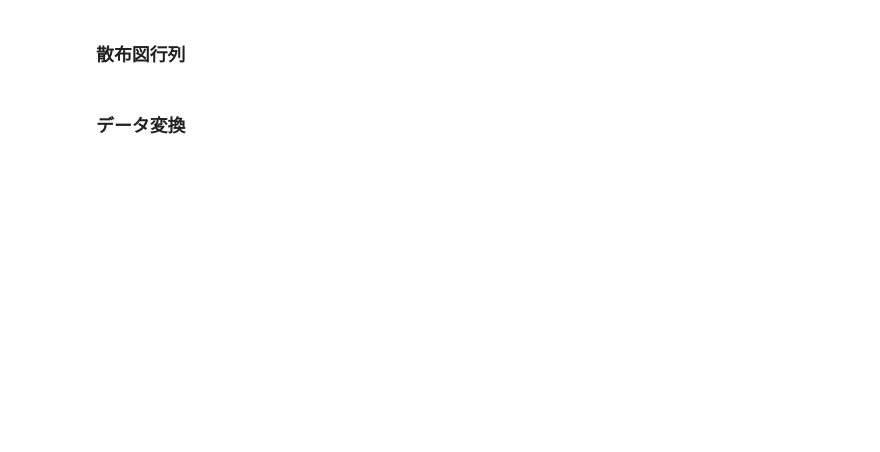
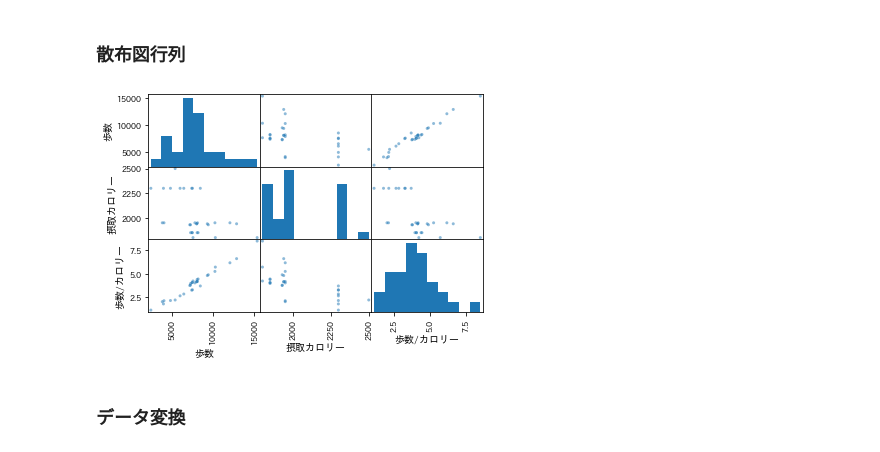
Before and after one commit to ysdrich-lab/python-notebook, a Jupyter notebook: Chapter4-2.ipynb, the cells around one changed output. Saved outputs shown, nothing was run; the diff lists cells and outputs as text; code cells hidden in the pictures; blank space fills up the shorter version.

```diff
--- a/Chapter4-2.ipynb
+++ b/Chapter4-2.ipynb
@@ -593,3 +283,7 @@ df_moved.to_pickle('data/df_201704moved.pickle')
 ## 7.統計データの扱い
 # %% [markdown]
 ### 保存したデータの読み込み
+# %%
+import pandas as pd
+df = pd.read_pickle('data/df_201704health.pickle')
+df.head()
@@ -604,2 +368,6 @@ df_moved.to_pickle('data/df_201704moved.pickle')
+# %%
+_ = scatter_matrix(df)
+# %% [output]
+[figure, added]
 # %% [markdown]
 ### データ変換
```
Also changed, not shown: parts of 76 cells of this notebook, 3 other files.
